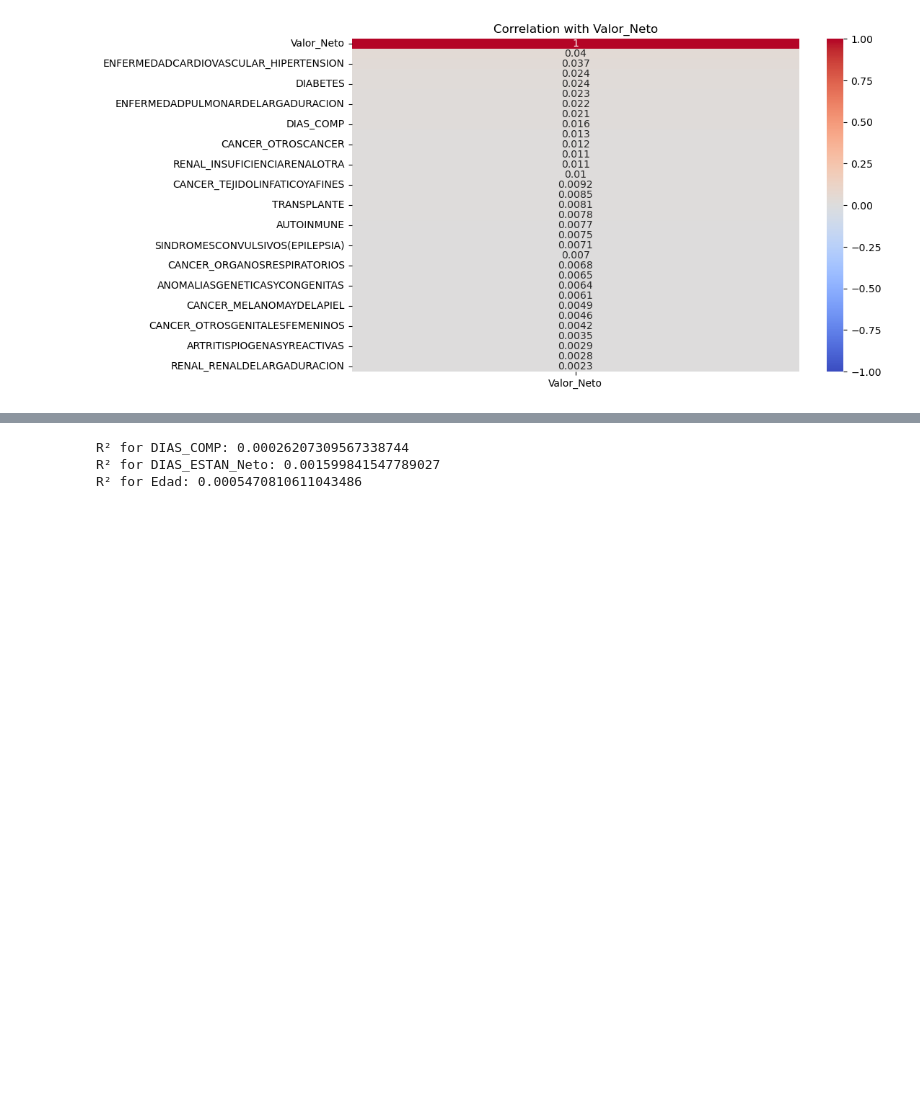
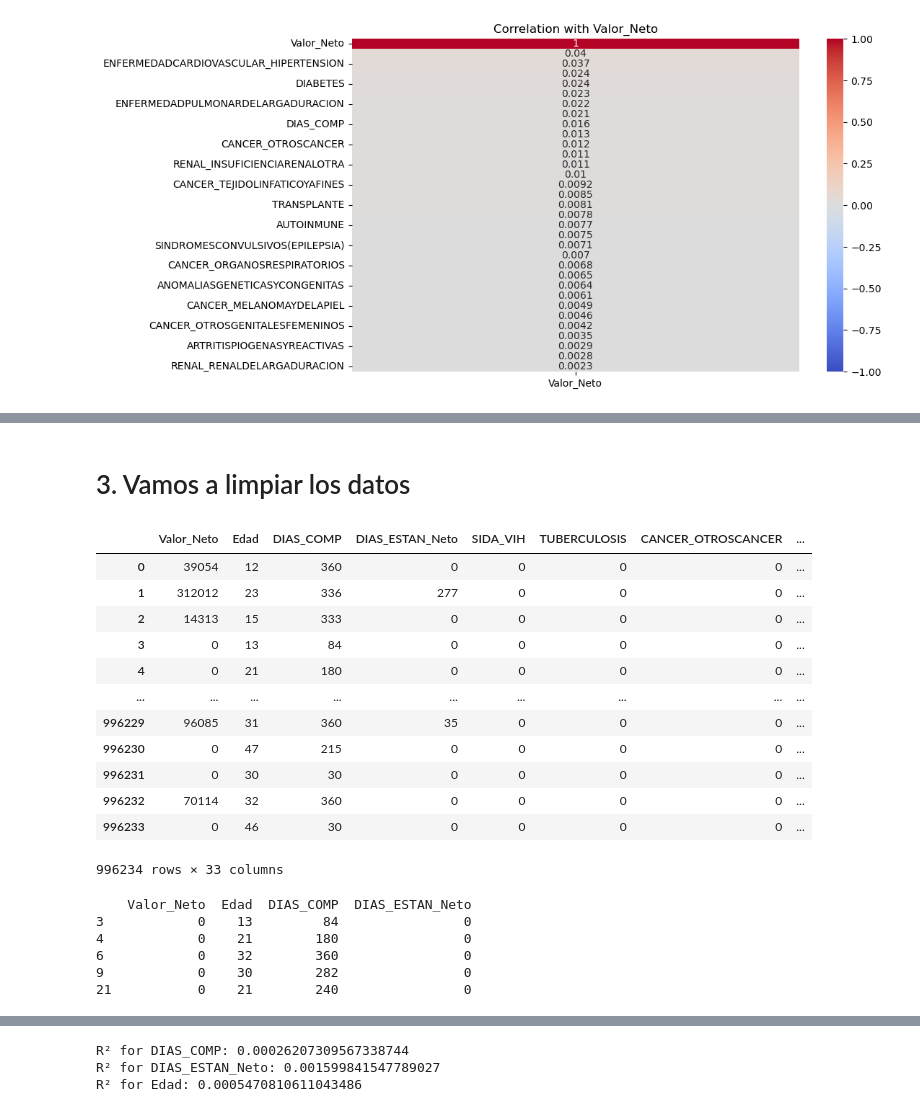
Before and after one commit to davidsmoreno/DifPrivHealthCostPredict, a Jupyter notebook: 2_Analisis_de_correlacion_y_reduccion_de_dimensionalidad.ipynb, the cells around one changed output, grey strips where cells are left out. Drawn from its saved outputs; the diff is of its cells as text; code cells hidden in the pictures; blank space fills up the shorter version.

```diff
--- a/2_Analisis_de_correlacion_y_reduccion_de_dimensionalidad.ipynb
+++ b/2_Analisis_de_correlacion_y_reduccion_de_dimensionalidad.ipynb
@@ -170,0 +254,64 @@ plt.show()
+# %% [markdown]
+# 3. Vamos a limpiar los datos
+# %%
+import pandas as pd
+
+# List of binary illness columns
+illness_columns = [
+    'SIDA_VIH', 'TUBERCULOSIS', 'CANCER_OTROSCANCER', 'CANCER_ORGANOSDIGESTIVOS',
+    'CANCER_ORGANOSRESPIRATORIOS', 'CANCER_MELANOMAYDELAPIEL', 'CANCER_MAMA',
+    'CANCER_OTROSGENITALESFEMENINOS', 'CANCER_CERVIXINVASIVO', 'CANCER_GENITALESMASCULINOS',
+    'CANCER_TEJIDOLINFATICOYAFINES', 'CANCER_CERVIXINSITU', 'AUTOINMUNE', 'DIABETES',
+    'SINDROMESCONVULSIVOS(EPILEPSIA)', 'ENFERMEDADCARDIOVASCULAR_OTRA',
+    'ENFERMEDADCARDIOVASCULAR_HIPERTENSION', 'ENFERMEDADPULMONARDELARGADURACION',
+    'ASMA', 'ARTRITISPIOGENASYREACTIVAS', 'ARTRITIS', 'ARTROSIS', 'RENAL_OTRA',
+    'RENAL_RENALDELARGADURACION', 'TRANSPLANTE', 'RENAL_INSUFICIENCIARENALOTRA',
+    'RENAL_INSUFICIENCIARENALCRONICA', 'ANOMALIASGENETICASYCONGENITAS',
+    'CANCER_TERAPIACANCER'
+]
+
+# Add other numeric variables of interest like 'Edad', 'DIAS_COMP', etc.
+numeric_columns = ['Valor_Neto', 'Edad', 'DIAS_COMP', 'DIAS_ESTAN_Neto'] + illness_columns
+
+# Filter the dataframe to select only the specified columns
+df_clean = df_health[numeric_columns]
+# %% [output]
+|  | Valor_Neto | Edad | DIAS_COMP | DIAS_ESTAN_Neto | SIDA_VIH | TUBERCULOSIS | CANCER_OTROSCANCER | ... |
+| 0 | 39054 | 12 | 360 | 0 | 0 | 0 | 0 | ... |
+| 1 | 312012 | 23 | 336 | 277 | 0 | 0 | 0 | ... |
+| 2 | 14313 | 15 | 333 | 0 | 0 | 0 | 0 | ... |
+| 3 | 0 | 13 | 84 | 0 | 0 | 0 | 0 | ... |
+| 4 | 0 | 21 | 180 | 0 | 0 | 0 | 0 | ... |
+| ... | ... | ... | ... | ... | ... | ... | ... | ... |
+| 996229 | 96085 | 31 | 360 | 35 | 0 | 0 | 0 | ... |
+| 996230 | 0 | 47 | 215 | 0 | 0 | 0 | 0 | ... |
+| 996231 | 0 | 30 | 30 | 0 | 0 | 0 | 0 | ... |
+| 996232 | 70114 | 32 | 360 | 0 | 0 | 0 | 0 | ... |
+| 996233 | 0 | 46 | 30 | 0 | 0 | 0 | 0 | ... |
+996234 rows × 33 columns
+# %%
+import pandas as pd
+from sklearn.ensemble import IsolationForest
+
+# Lista de columnas numéricas para la limpieza de outliers
+numeric_columns = ['Valor_Neto', 'Edad', 'DIAS_COMP', 'DIAS_ESTAN_Neto']
+
+# Filtrar el dataframe para seleccionar solo las columnas que queremos limpiar
+df_cleaned_outliers = df_health[numeric_columns].copy()
+
+# Aplicar Isolation Forest para detectar outliers
+iso_forest = IsolationForest(contamination=0.05, random_state=42)
+outliers = iso_forest.fit_predict(df_cleaned_outliers)
+
+# Filtrar el dataframe y quedarnos solo con los puntos que no son outliers (outliers == 1)
+df_cleaned_outliers = df_cleaned_outliers[outliers == 1]
+
+# Mostrar las primeras filas del dataframe limpio de outliers
+print(df_cleaned_outliers)
+# %% [output]
+    Valor_Neto  Edad  DIAS_COMP  DIAS_ESTAN_Neto
+3            0    13         84                0
+4            0    21        180                0
+6            0    32        360                0
+9            0    30        282                0
+21           0    21        240                0
```
Also changed, not shown: parts of 21 cells of this notebook, 4 other files.
